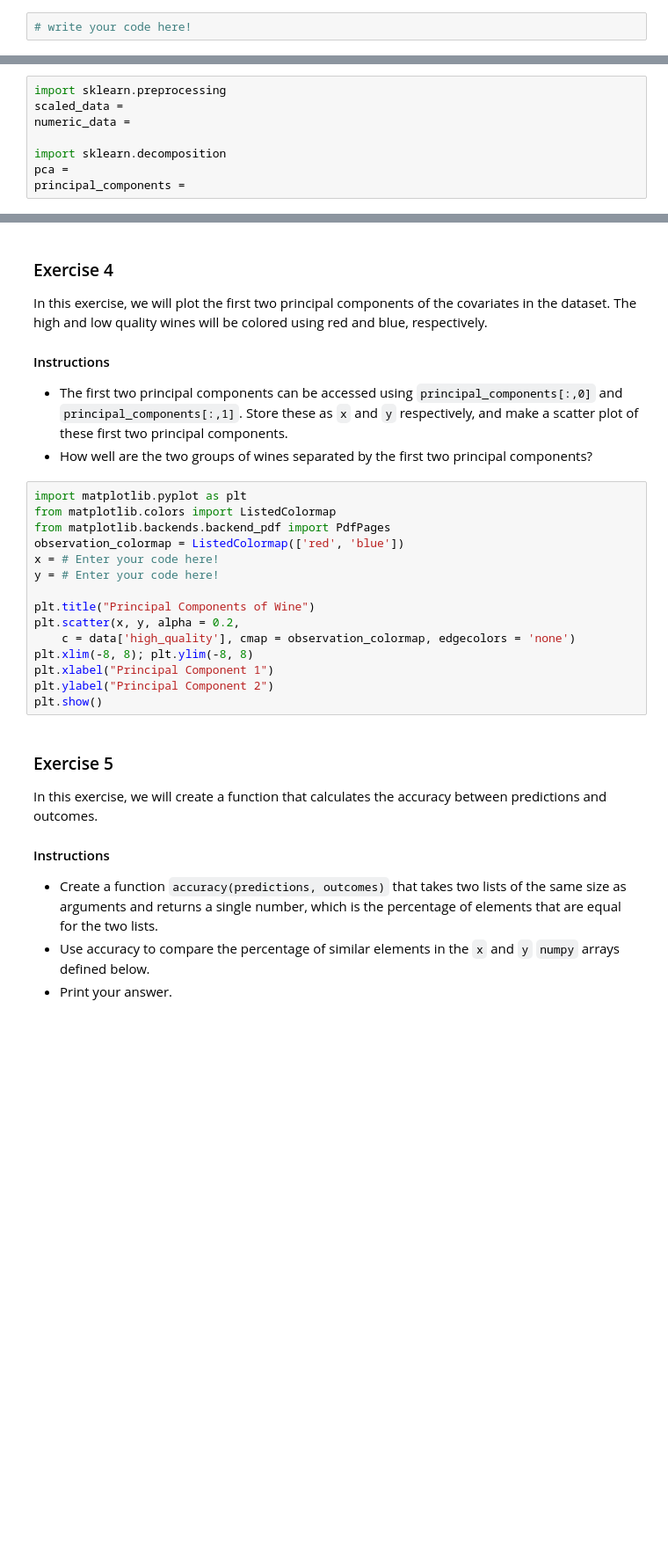
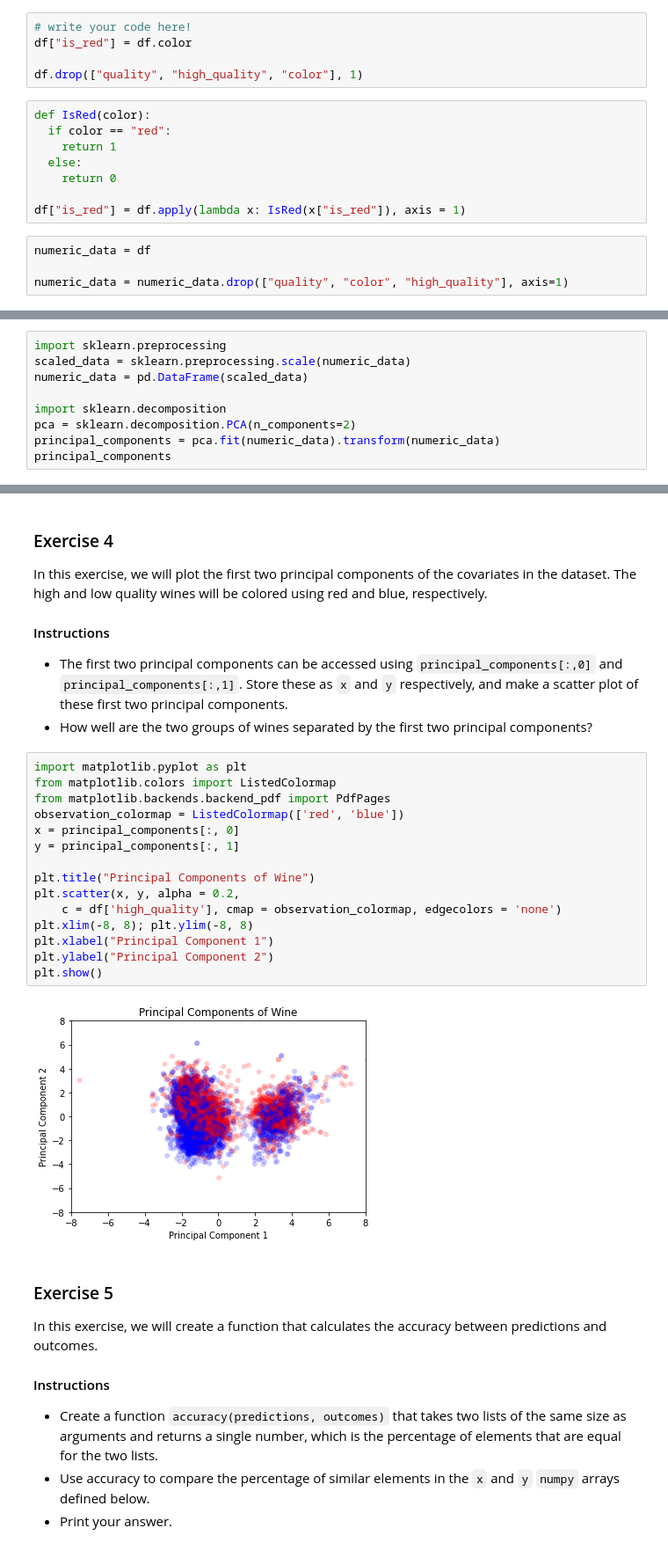
Before and after one commit to JoaoSiqueiraDS/DS_Days, a Jupyter notebook: HW3_3.ipynb, the cells around one changed output, grey strips where cells are left out. Shown at 88% size. Cells and saved outputs as stored; diff of their text form; blank space fills up the shorter version.

```diff
--- a/HW3_3.ipynb
+++ b/HW3_3.ipynb
@@ -50,3 +59,18 @@ Next, we will inspect the dataset and perform some mild data cleaning.
 - Store this all numeric data in a pandas dataframe called `numeric_data`
 # %%
 # write your code here!
+df["is_red"] = df.color
+
+df.drop(["quality", "high_quality", "color"], 1)
+# %%
+def IsRed(color):
+  if color == "red":
+    return 1
+  else:
+    return 0
+
+df["is_red"] = df.apply(lambda x: IsRed(x["is_red"]), axis = 1)
+# %%
+numeric_data = df
+
+numeric_data = numeric_data.drop(["quality", "color", "high_quality"], axis=1)
@@ -64,9 +92,10 @@ We want to ensure that each variable contributes equally to the kNN classifier,
 - *Note*: You may get a `DataConversionWarning`, but you can safely ignore it
 # %%
 import sklearn.preprocessing
-scaled_data =
-numeric_data =
+scaled_data = sklearn.preprocessing.scale(numeric_data)
+numeric_data = pd.DataFrame(scaled_data)
 
 import sklearn.decomposition
-pca =
-principal_components =
+pca = sklearn.decomposition.PCA(n_components=2)
+principal_components = pca.fit(numeric_data).transform(numeric_data)
+principal_components
@@ -81,18 +122,20 @@ In this exercise, we will plot the first two principal components of the covaria
 # %%
 import matplotlib.pyplot as plt
 from matplotlib.colors import ListedColormap
 from matplotlib.backends.backend_pdf import PdfPages
 observation_colormap = ListedColormap(['red', 'blue'])
-x = # Enter your code here!
-y = # Enter your code here!
+x = principal_components[:, 0]
+y = principal_components[:, 1]
 
 plt.title("Principal Components of Wine")
 plt.scatter(x, y, alpha = 0.2,
-    c = data['high_quality'], cmap = observation_colormap, edgecolors = 'none')
+    c = df['high_quality'], cmap = observation_colormap, edgecolors = 'none')
 plt.xlim(-8, 8); plt.ylim(-8, 8)
 plt.xlabel("Principal Component 1")
 plt.ylabel("Principal Component 2")
 plt.show()
+# %% [output]
+[figure, added]
 # %% [markdown]
 ### Exercise 5
 
```
Also changed, not shown: parts of 10 cells of this notebook.
